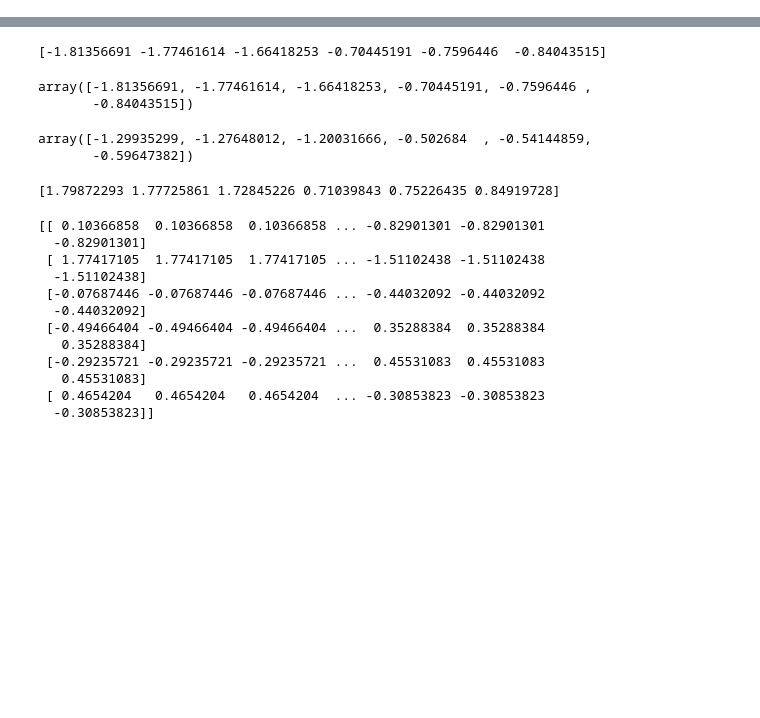
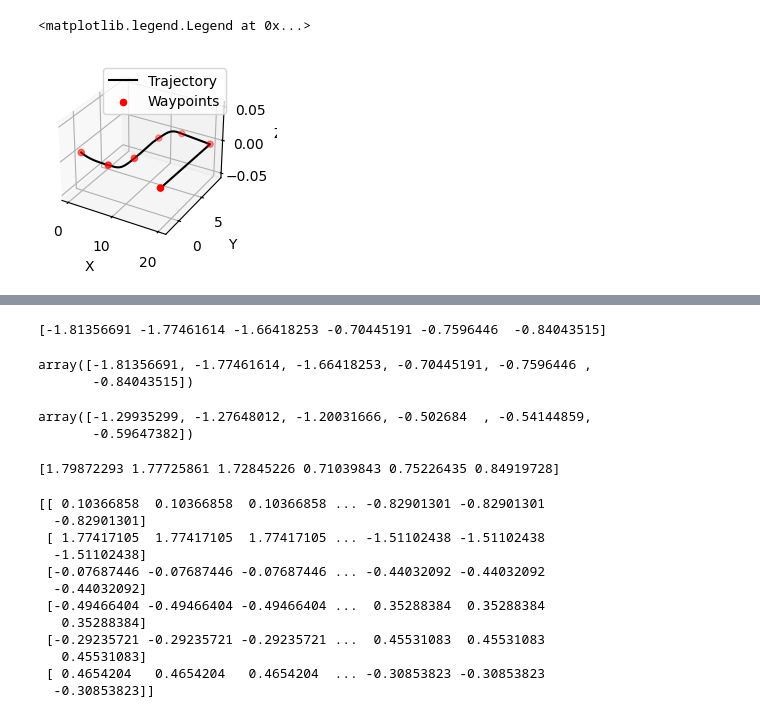
Before and after one commit to micahkc/cp_reach, a Jupyter notebook: cp_reach/examples/Quadrotor_example.ipynb, the cells around one changed output, grey strips where cells are left out. Drawn from its saved outputs; the diff is of its cells as text; code cells hidden in the pictures; blank space fills up the shorter version.

```diff
--- a/cp_reach/examples/Quadrotor_example.ipynb
+++ b/cp_reach/examples/Quadrotor_example.ipynb
@@ -17,0 +20,56 @@ ref = cp_reach.sim.multirotor_plan.traj_3()
+# %%
+num_coords = 7
+n_legs = num_coords-1 # Number of coordinates - 1
+poly_deg = 7
+min_deriv = 4  # min snap
+bc_deriv = 4
+
+pos = [[0,0,0],
+       [7.04,-0.76,0],
+       [10.04,1.7,0],
+       [10.22,6.6,0],
+       [13.33,8.65,0],
+       [20.15,8.14,0],
+       [19.6,-1.92,0]]
+
+vel = [[0,0,0],
+       [2.37,0,0],
+       [0.15,2.67,0],
+       [0.49,2.28,0],
+       [2.85,-0.23,0],
+       [0,0,0],
+       [0,0,0]]
+
+acc = [[0,0,0] for i in range(num_coords)]
+jerk = [[0,0,0] for i in range(num_coords)]
+
+
+bc = np.stack((pos,vel,acc,jerk))
+# print(bc)
+k_time = 1e5
+
+#print('finding cost function')
+cost = cp_reach.quadrotor.mission.find_cost_function(
+    poly_deg=poly_deg,
+    min_deriv=min_deriv,
+    rows_free=[],
+    n_legs=n_legs,
+    bc_deriv=bc_deriv,
+)
+
+
+#print('planning trajectory')
+T_legs = [4.67,2.17,1.84,1.92,5.5,6.46]
+
+ref = cp_reach.quadrotor.mission.plan_trajectory(bc, cost, n_legs, poly_deg, k_time, T_legs)
+fig = plt.figure(figsize=(3, 2.4))  # smaller figure
+ax = fig.add_subplot(111, projection="3d")
+ax.plot(ref["x"], ref["y"], ref["z"], "k-", label="Trajectory")
+ax.scatter(*zip(*pos), c="r", label="Waypoints")
+ax.set_xlabel("X")
+ax.set_ylabel("Y")
+ax.set_zlabel("Z")
+ax.legend()
+# %% [output]
+<matplotlib.legend.Legend at 0x...>
+[figure, added]
```
Also changed, not shown: parts of 5 cells of this notebook, 13 other files.
